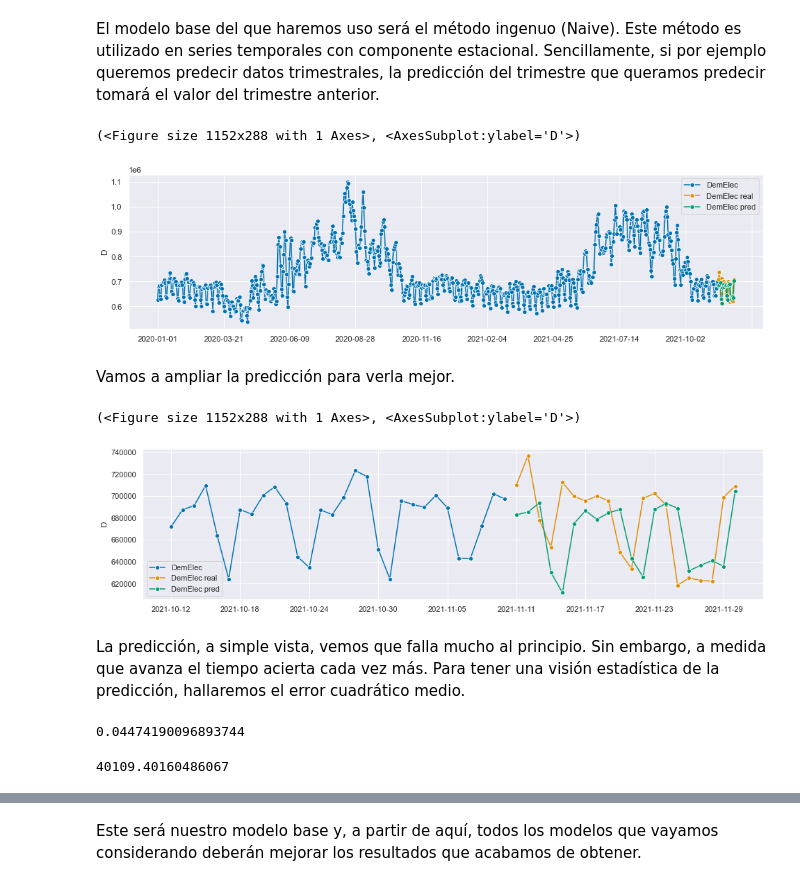
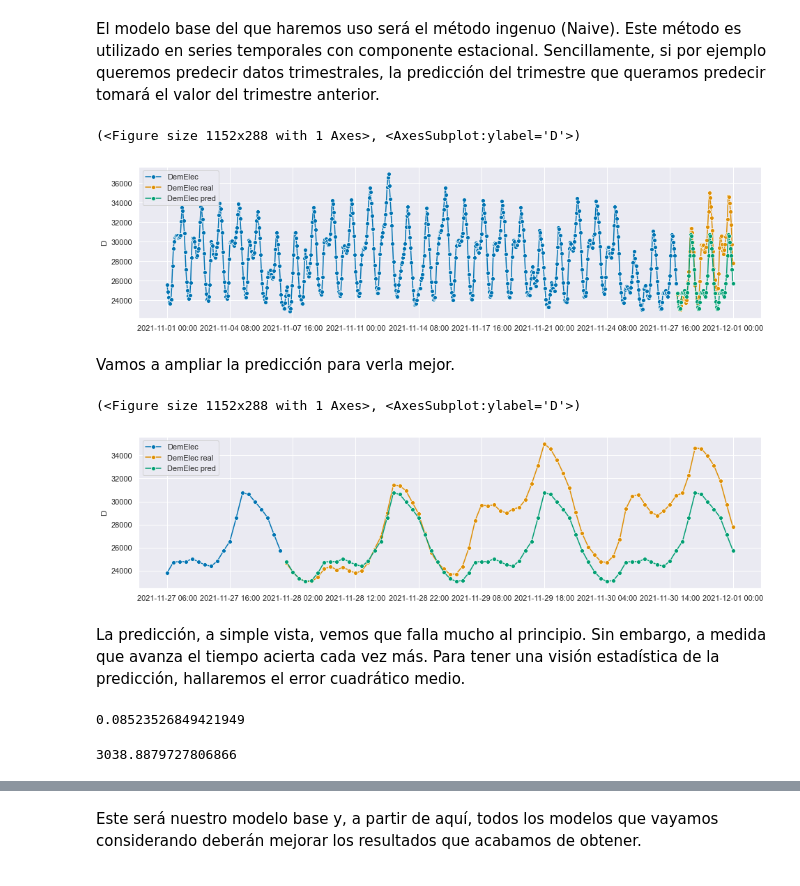
Before and after one commit to aitorlarrinoa/Series-temporales, a Jupyter notebook: Practices/EXAM/02.2_Modelos_horario.ipynb, the cells around one changed output, grey strips where cells are left out. Saved outputs shown, nothing was run; the diff lists cells and outputs as text; code cells hidden in the pictures.

```diff
--- a/Practices/EXAM/02.2_Modelos_horario.ipynb
+++ b/Practices/EXAM/02.2_Modelos_horario.ipynb
@@ -70,2 +79,2 @@ ax.set_xlabel("Fechas diarias"); # Añadimos título al eje x
 # %%
-datos_diarios_d = datos_diarios.to_period("D")
+datos_horarios_d_2021_11 = datos_horarios["2021-11":].to_period("H")
@@ -74,5 +99,5 @@ Vamos a considerar nuestros datos a partir del año 2020 ya que la serie tempora
 # %%
-y_train_diario, y_test_diario = temporal_train_test_split(y = datos_diarios_d["2020":]["D"].astype('float64'), test_size=20)
-plot_series(y_train_diario, y_test_diario, labels=["y_train", "y_test"])
-print("Las dimensiones del dataset de training es:" ,y_train_diario.shape[0], "y", y_test_diario.shape[0])
+y_train_horario, y_test_horario = temporal_train_test_split(y = datos_horarios_d_2021_11["D"].astype('float64'), test_size=72)
+plot_series(y_train_horario, y_test_horario, labels=["y_train", "y_test"])
+print("Las dimensiones del dataset de training y testing son:" ,y_train_horario.shape[0], "y", y_test_horario.shape[0])
 # %% [output]
@@ -83,37 +108,37 @@ Las dimensiones del dataset de training es: 680 y 20
 # %% [markdown]
 El modelo base del que haremos uso será el método ingenuo (Naive). Este método es utilizado en series temporales con componente estacional. Sencillamente, si por ejemplo queremos predecir datos trimestrales, la predicción del trimestre que queramos predecir tomará el valor del trimestre anterior.
 # %%
-fh = np.arange(1, 21)
+fh = np.arange(1, 73)
 # %%
-Met_Naive = NaiveForecaster(strategy="last", sp=365)
+Met_Naive = NaiveForecaster(strategy="last", sp=24)
 
-Met_Naive.fit(y_train_diario)
+Met_Naive.fit(y_train_horario)
 
 # step 5: querying predictions
 pred_Naive = Met_Naive.predict(fh)
 
-plot_series(y_train_diario, y_test_diario, pred_Naive, labels=["DemElec", "DemElec real", "DemElec pred"])
+plot_series(y_train_horario, y_test_horario, pred_Naive, labels=["DemElec", "DemElec real", "DemElec pred"])
 # %% [output]
 (<Figure size 1152x288 with 1 Axes>, <AxesSubplot:ylabel='D'>)
-[figure, old version]
+[figure, new version]
 # %% [markdown]
 Vamos a ampliar la predicción para verla mejor.
 # %%
-plot_series(y_train_diario[650:], y_test_diario, pred_Naive, labels=["DemElec", "DemElec real", "DemElec pred"])
+plot_series(y_train_horario[630:], y_test_horario, pred_Naive, labels=["DemElec", "DemElec real", "DemElec pred"])
 # %% [output]
 (<Figure size 1152x288 with 1 Axes>, <AxesSubplot:ylabel='D'>)
-[figure, old version]
+[figure, new version]
 # %% [markdown]
 La predicción, a simple vista, vemos que falla mucho al principio. Sin embargo, a medida que avanza el tiempo acierta cada vez más. Para tener una visión estadística de la predicción, hallaremos el error cuadrático medio.
 # %%
-MAPE_NAIVE = mean_absolute_percentage_error(y_test_diario, pred_Naive)
+MAPE_NAIVE = mean_absolute_percentage_error(y_test_horario, pred_Naive)
 MAPE_NAIVE
 # %% [output]
-0.04474190096893744
+0.08523526849421949
 # %%
 rmse_NAIVE = MeanSquaredError(square_root=True)
-rmse_NAIVE =rmse_NAIVE(y_test_diario, pred_Naive)
+rmse_NAIVE =rmse_NAIVE(y_test_horario, pred_Naive)
 rmse_NAIVE
 # %% [output]
-40109.40160486067
+3038.8879727806866
 # %%
```
Also changed, not shown: parts of 56 cells of this notebook.
